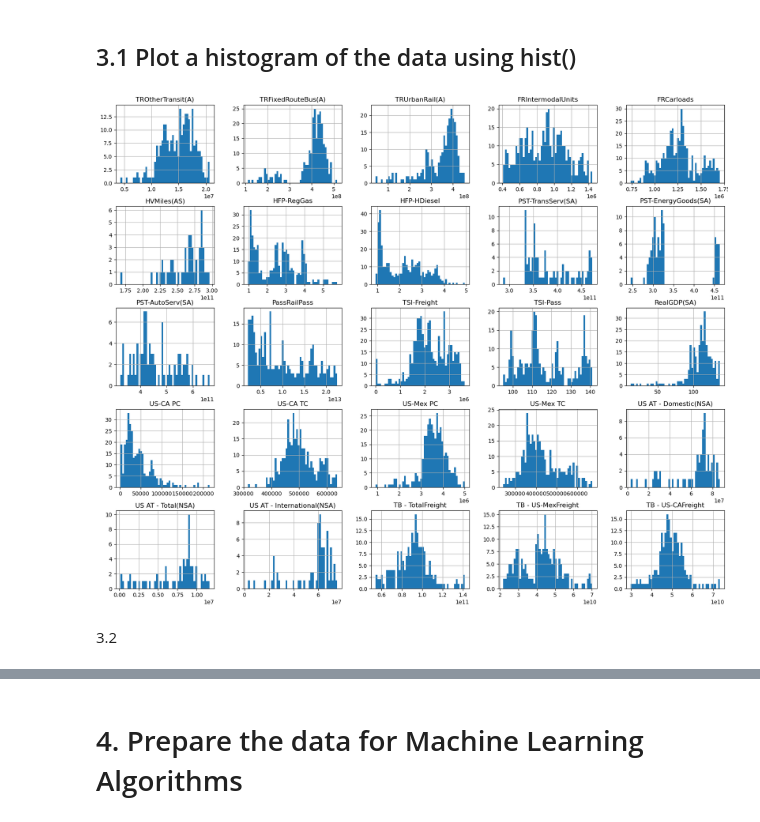
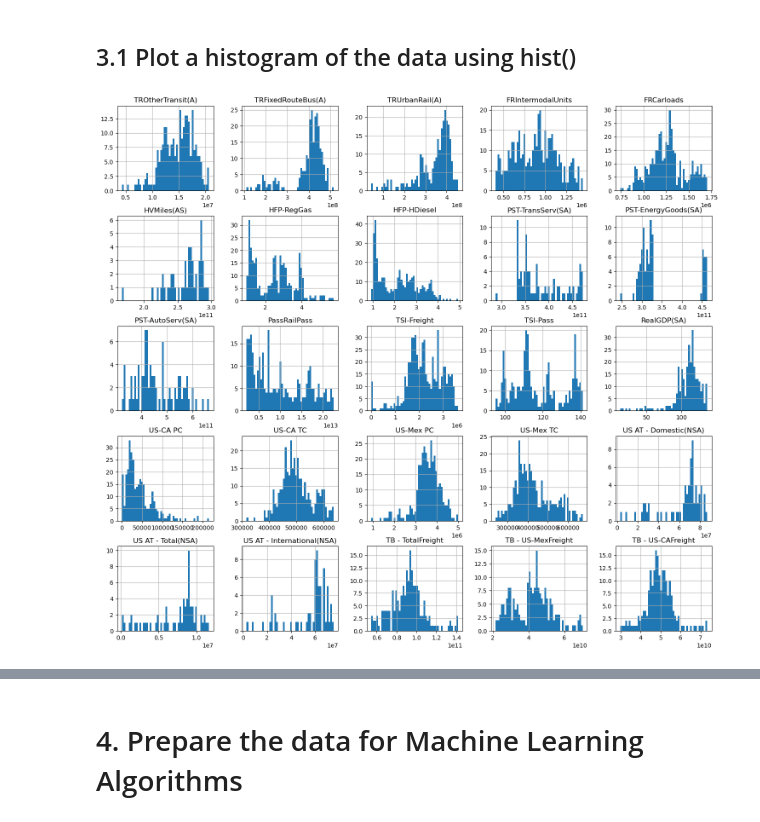
Before and after one commit to HenryCROSS/eecs3401_final_project, a Jupyter notebook: code.ipynb, the cells around one changed output, grey strips where cells are left out. Saved outputs shown, nothing was run; the diff lists cells and outputs as text; code cells hidden in the pictures.

```diff
--- a/code.ipynb
+++ b/code.ipynb
@@ -217,10 +180,8 @@ print(data.head(1000))
 # %% [markdown]
 ## 3.1 Plot a histogram of the data using hist()
 # %%
-data.hist(bins=50, figsize=(20, 16))
+data.hist(bins=50, figsize=(18, 16))
 
 plt.show()
 # %% [output]
-[figure, old version]
+[figure, new version]
-# %% [markdown]
-3.2
```
Also changed, not shown: parts of 14 cells of this notebook.
